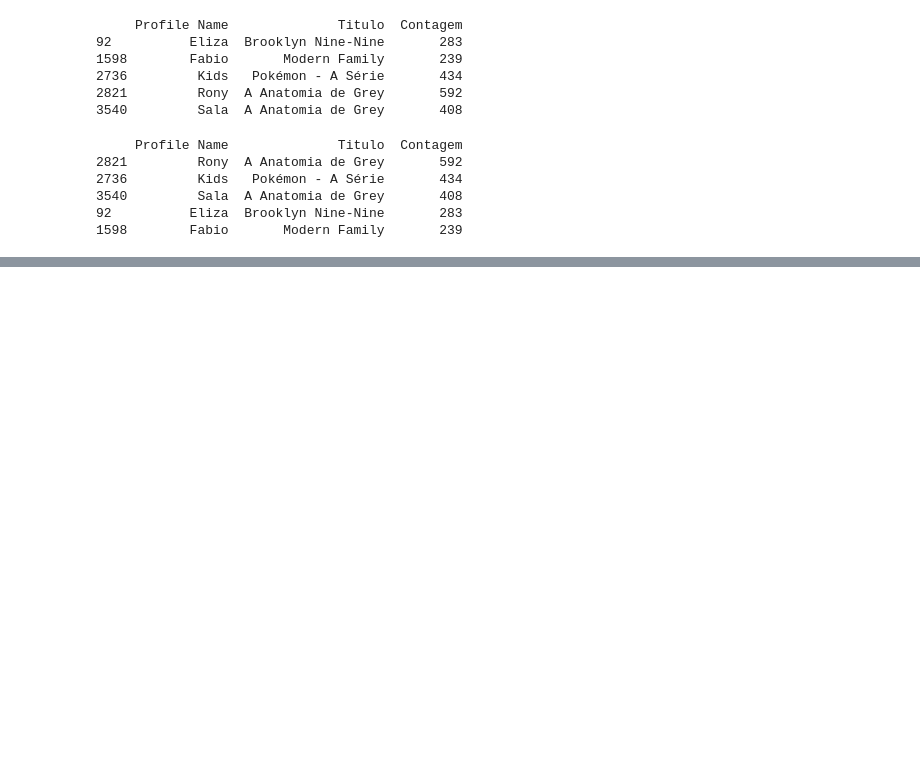
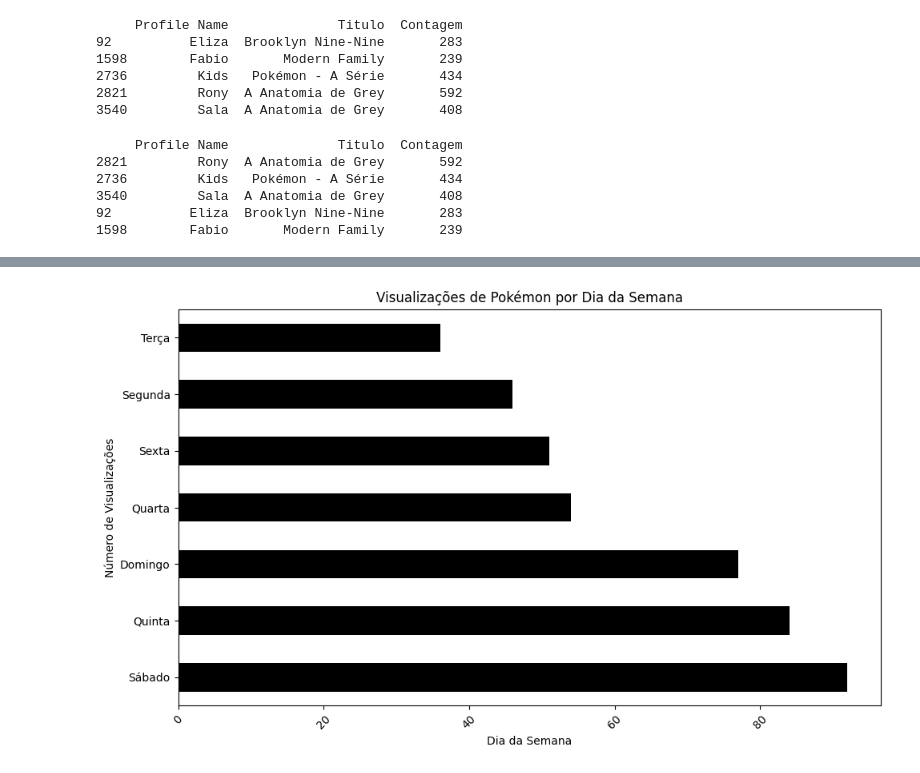
Before and after one commit to Elizag14/analisenetflixcompython, a Jupyter notebook: Netflix.ipynb, the cells around one changed output, grey strips where cells are left out. Cells and saved outputs as stored; diff of their text form; code cells hidden in the pictures; blank space fills up the shorter version.

```diff
--- a/Netflix.ipynb
+++ b/Netflix.ipynb
@@ -254,0 +430,17 @@ SyntaxError: ignored
+# %%
+# Contar a quantidade de visualizações por dia da semana
+visualizacoes_por_dia = Pokemon['DiaDaSemanaOrdenado'].value_counts()
+
+# Plotar o gráfico de barras
+plt.figure(figsize=(10, 6))
+visualizacoes_por_dia.plot(kind='barh', color='black')
+plt.title('Visualizações de Pokémon por Dia da Semana')
+plt.xlabel('Dia da Semana')
+plt.ylabel('Número de Visualizações')
+plt.xticks(rotation=45)
+plt.tight_layout()
+
+# Exibir o gráfico
+plt.show()
+# %% [output]
+[figure, added]
```
Also changed, not shown: parts of 19 cells of this notebook.
